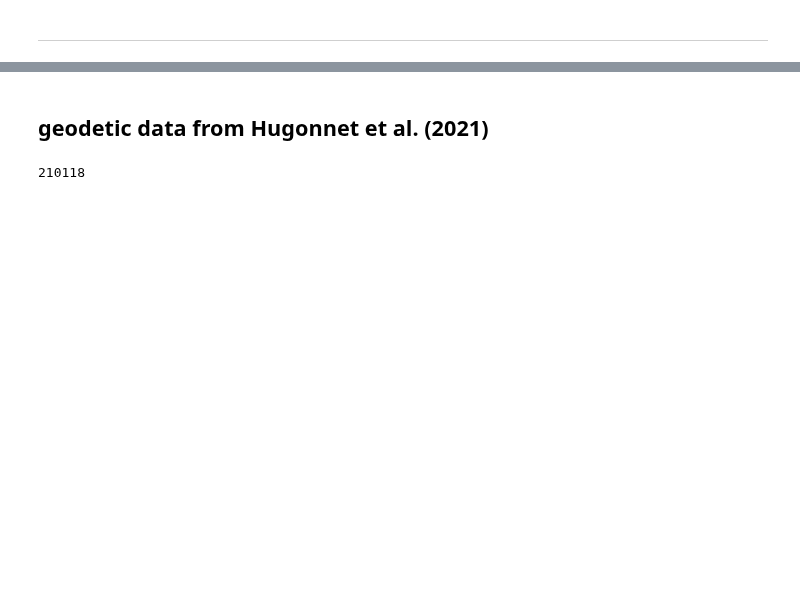
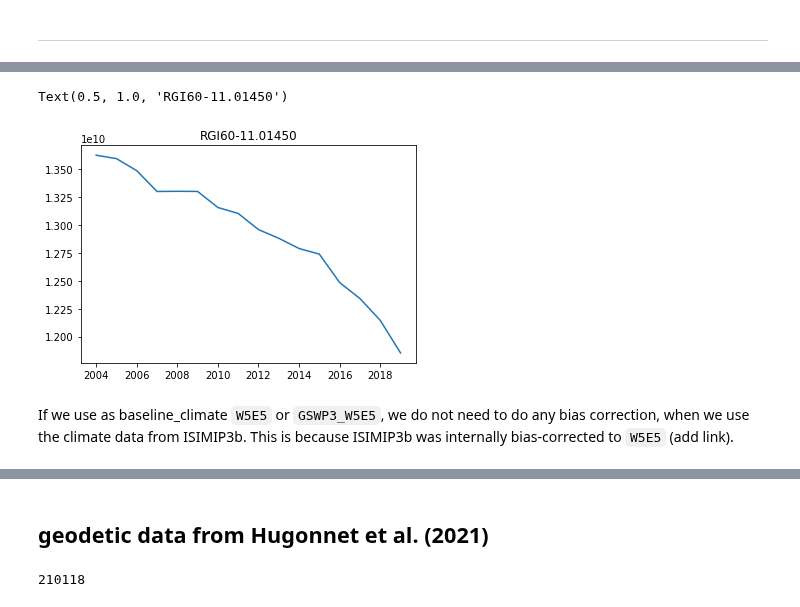
Before and after one commit to OGGM/massbalance-sandbox, a Jupyter notebook: docs/geodetic_mb_calibration_to_volume_changes.ipynb, the cells around one changed output, grey strips where cells are left out. Saved outputs shown, nothing was run; the diff lists cells and outputs as text; code cells hidden in the pictures; blank space fills up the shorter version.

```diff
--- a/docs/geodetic_mb_calibration_to_volume_changes.ipynb
+++ b/docs/geodetic_mb_calibration_to_volume_changes.ipynb
@@ -272,0 +357,8 @@ ye = 2019  # and ends
+# %%
+plt.plot(ds_hist.calendar_year, ds_hist.volume.isel(rgi_id=-1))
+plt.title(ds_hist.isel(rgi_id=-1).rgi_id.values)
+# %% [output]
+Text(0.5, 1.0, 'RGI60-11.01450')
+[figure, added]
+# %% [markdown]
+If we use as baseline_climate `W5E5` or `GSWP3_W5E5`, we do not need to do any bias correction, when we use the climate data from ISIMIP3b. This is because ISIMIP3b was internally bias-corrected to `W5E5` (add link).
```
Also changed, not shown: parts of 56 cells of this notebook.
